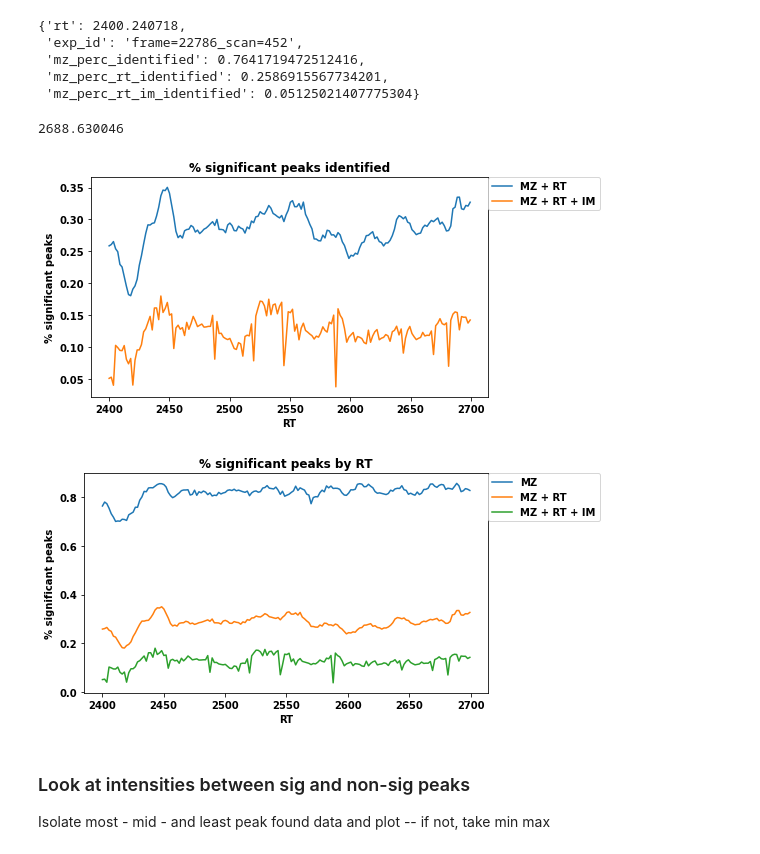
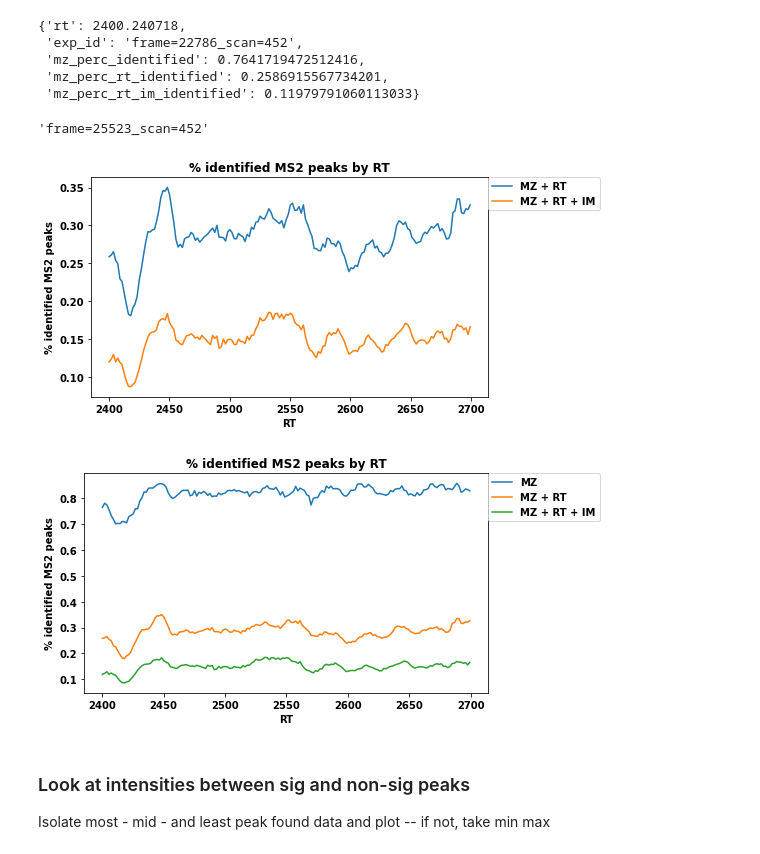
Before and after one commit to irahorecka/roest-ms, a Jupyter notebook: presentation/plotting-of-figures.ipynb, the cells around one changed output. Saved outputs shown, nothing was run; the diff lists cells and outputs as text; code cells hidden in the pictures.

```diff
--- a/presentation/plotting-of-figures.ipynb
+++ b/presentation/plotting-of-figures.ipynb
@@ -13,7 +13,8 @@ def open_json(filepath):
         data = json.load(f)
     return data
 
-sig_peak_json = FIG_DATA_DIR / "perc_peaks_identified_1330_0.json"
+
+sig_peak_json = FIG_DATA_DIR / "20220201_perc_peaks_identified_1330_0.json"
 data = open_json(sig_peak_json)
 
 exp_rt, exp_id, mz_perc, mz_rt_perc, mz_rt_im_perc = zip(*[d.values() for d in data])
@@ -23,11 +24,11 @@ data[0]
  'exp_id': 'frame=22786_scan=452',
  'mz_perc_identified': 0.7641719472512416,
  'mz_perc_rt_identified': 0.2586915567734201,
- 'mz_perc_rt_im_identified': 0.05125021407775304}
+ 'mz_perc_rt_im_identified': 0.11979791060113033}
 # %%
-exp_rt[mz_perc.index(max(mz_perc))]
+exp_id[mz_perc.index(max(mz_perc))]
 # %% [output]
-2688.630046
+'frame=25523_scan=452'
 # %%
 def plot_2_lines(
     x_axis, first, second, x_axis_label, y_axis_label, first_label, second_label, title
@@ -37,7 +38,7 @@ def plot_2_lines(
     plt.plot(x_axis, second, label=second_label)
 
     plt.title(title)
-    plt.legend(bbox_to_anchor=(1, 1), loc=2, borderaxespad=0.)
+    plt.legend(bbox_to_anchor=(1, 1), loc=2, borderaxespad=0.0)
     plt.xlabel(x_axis_label)
     plt.ylabel(y_axis_label)
     return fig
@@ -63,29 +64,29 @@ def plot_3_lines(
     plt.plot(third_x_axis, third, label=third_label)
 
     plt.title(title)
-    plt.legend(bbox_to_anchor=(1, 1), loc=2, borderaxespad=0.)
+    plt.legend(bbox_to_anchor=(1, 1), loc=2, borderaxespad=0.0)
     plt.xlabel(x_axis_label)
     plt.ylabel(y_axis_label)
     return fig
 # %%
 fig = plot_2_lines(
     exp_rt,
     mz_rt_perc,
     mz_rt_im_perc,
     "RT",
-    "% significant peaks",
+    "% identified MS2 peaks",
     "MZ + RT",
     "MZ + RT + IM",
-    "% significant peaks identified",
+    "% identified MS2 peaks by RT",
 )
 
 fig.set_size_inches(8, 4)
 fig.tight_layout()
 # Change values here..
-plt.savefig(FIG_OUT_DIR / "20220131_Total_RT_2_way_lineplot.png", dpi=100)
+plt.savefig(FIG_OUT_DIR / "20220201_Total_RT_2_way_lineplot.png", dpi=100)
 plt.show()
 # %% [output]
-[figure, old version]
+[figure, new version]
 # %%
 fig = plot_3_lines(
     exp_rt,
@@ -95,20 +96,20 @@ fig = plot_3_lines(
     exp_rt,
     mz_rt_im_perc,
     "RT",
-    "% significant peaks",
+    "% identified MS2 peaks",
     "MZ",
     "MZ + RT",
     "MZ + RT + IM",
-    "% significant peaks by RT",
+    "% identified MS2 peaks by RT",
 )
 
 fig.set_size_inches(8, 4)
 fig.tight_layout()
 # Change values here..
-plt.savefig(FIG_OUT_DIR / "20220131_Total_RT_3_way_lineplot.png", dpi=100)
+plt.savefig(FIG_OUT_DIR / "20220201_Total_RT_3_way_lineplot.png", dpi=100)
 plt.show()
 # %% [output]
-[figure, old version]
+[figure, new version]
 # %% [markdown]
 ### Look at intensities between sig and non-sig peaks
 
```
Also changed, not shown: parts of 10 cells of this notebook, 2 other files.
